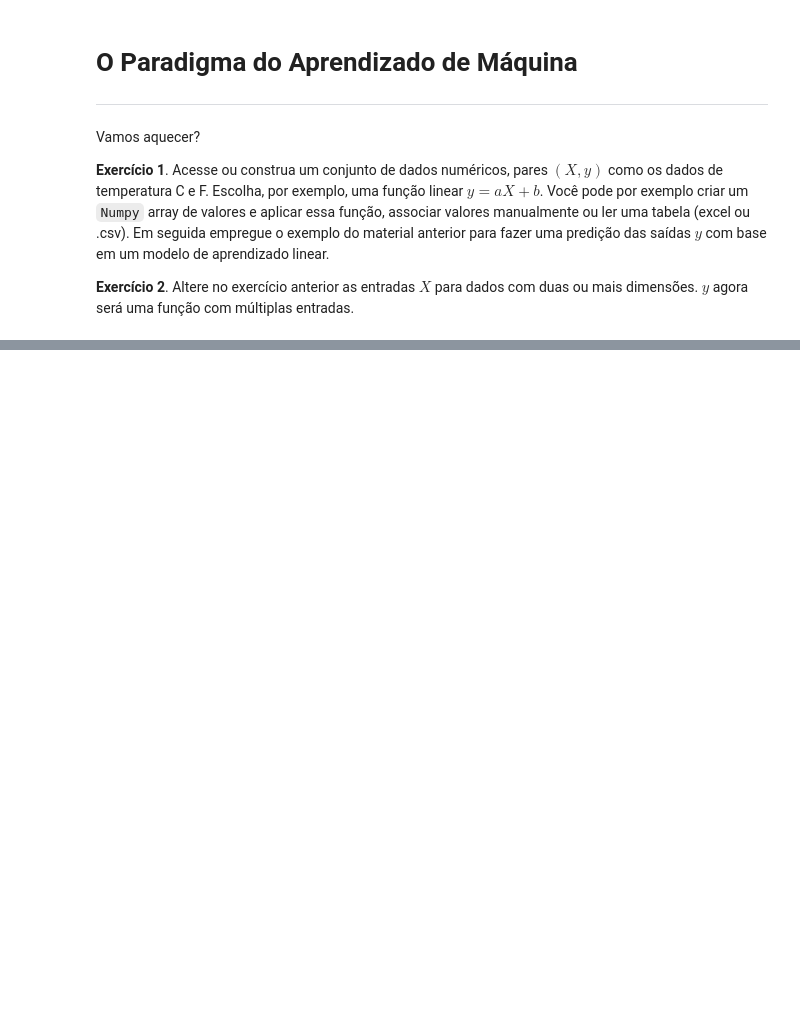
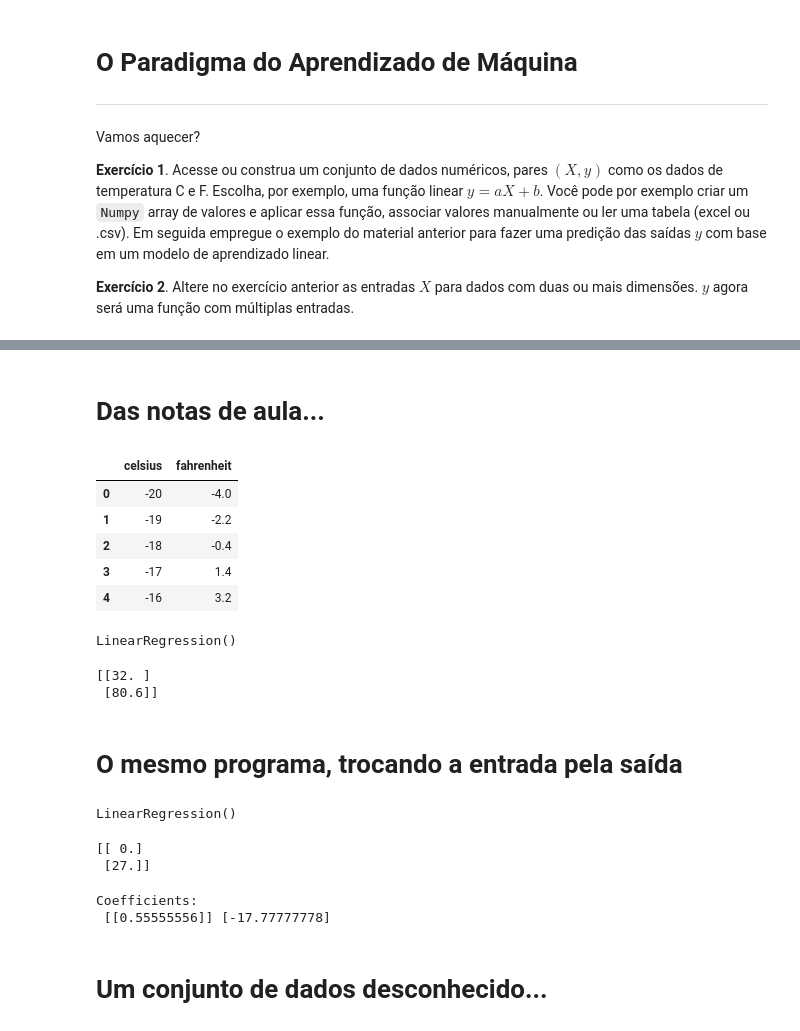
Before and after one commit to Rogerio-mack/IMT_CD_2024, a Jupyter notebook: Paradigma_de_ML_solucao.ipynb, the cells around one changed output, grey strips where cells are left out. Drawn from its saved outputs; the diff is of its cells as text; code cells hidden in the pictures; blank space fills up the shorter version.

```diff
--- a/Paradigma_de_ML_solucao.ipynb
+++ b/Paradigma_de_ML_solucao.ipynb
@@ -22,0 +21,59 @@ Vamos aquecer?
+# %% [markdown]
+# Das notas de aula...
+# %%
+def Celsius2Fahrenheit(Celsius):
+  return Celsius * 9/5 + 32
+# %%
+df = pd.DataFrame()
+df['celsius'] = np.arange(-20,60)
+df['fahrenheit'] = Celsius2Fahrenheit( df['celsius'] )
+df.head()
+# %% [output]
+|  | celsius | fahrenheit |
+| 0 | -20 | -4.0 |
+| 1 | -19 | -2.2 |
+| 2 | -18 | -0.4 |
+| 3 | -17 | 1.4 |
+| 4 | -16 | 3.2 |
+# %%
+from sklearn.linear_model import LinearRegression
+
+X = df[['celsius']]
+y = df[['fahrenheit']]
+
+regressor = LinearRegression()
+regressor.fit(X, y)
+# %% [output]
+LinearRegression()
+# %%
+Fahrenheit_prediction = regressor.predict(pd.DataFrame({'celsius':[0,27]}))
+print(Fahrenheit_prediction)
+# %% [output]
+[[32. ]
+ [80.6]]
+# %% [markdown]
+# O mesmo programa, trocando a entrada pela saída
+# %%
+from sklearn.linear_model import LinearRegression
+
+y = df[['celsius']]
+X = df[['fahrenheit']]
+
+regressor = LinearRegression()
+regressor.fit(X, y)
+# %% [output]
+LinearRegression()
+# %%
+Celsius_prediction = regressor.predict(pd.DataFrame({'fahrenheit':[32,80.6]}))
+print(Celsius_prediction)
+# %% [output]
+[[ 0.]
+ [27.]]
+# %%
+# The coefficients
+print("Coefficients: \n", regressor.coef_, regressor.intercept_)
+# %% [output]
+Coefficients:
+ [[0.55555556]] [-17.77777778]
+# %% [markdown]
+# Um conjunto de dados desconhecido...
```
Also changed, not shown: parts of 15 cells of this notebook.
